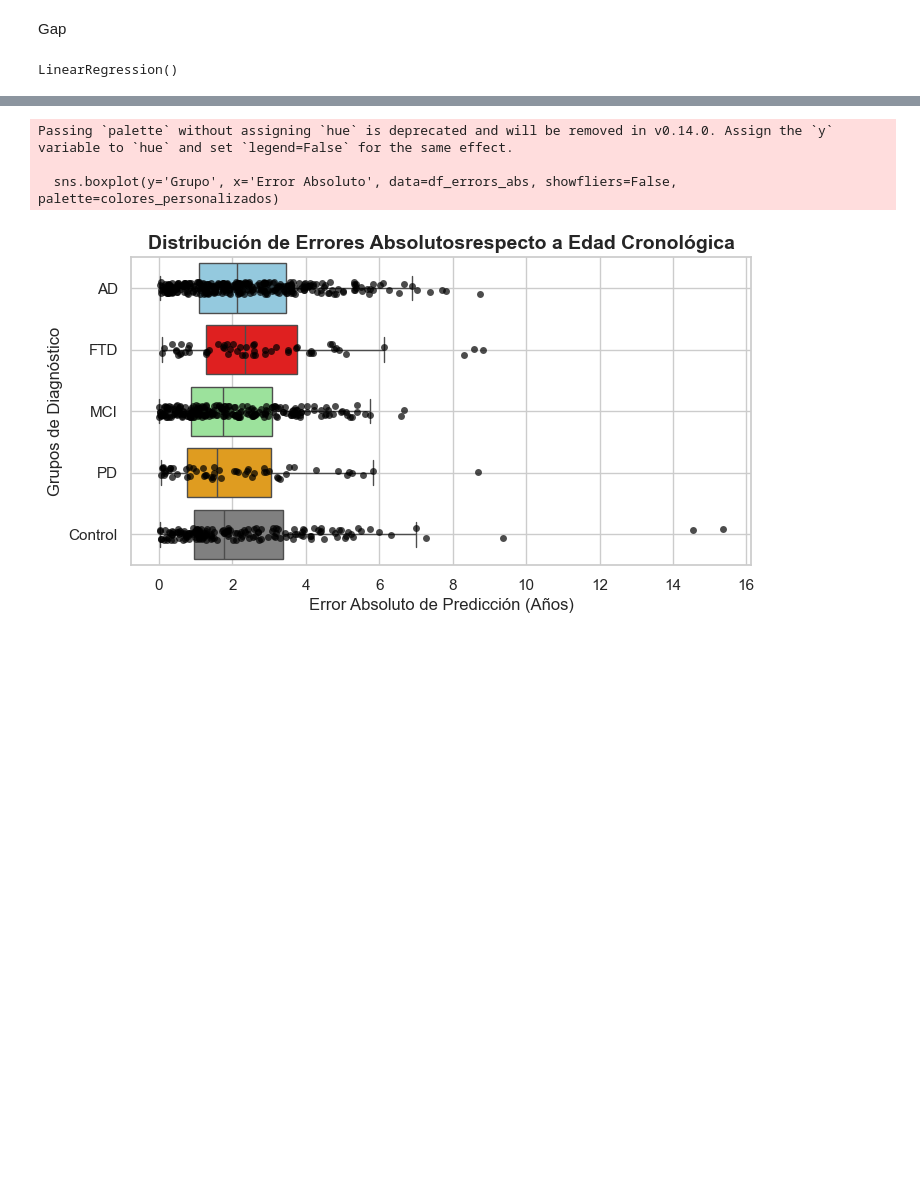
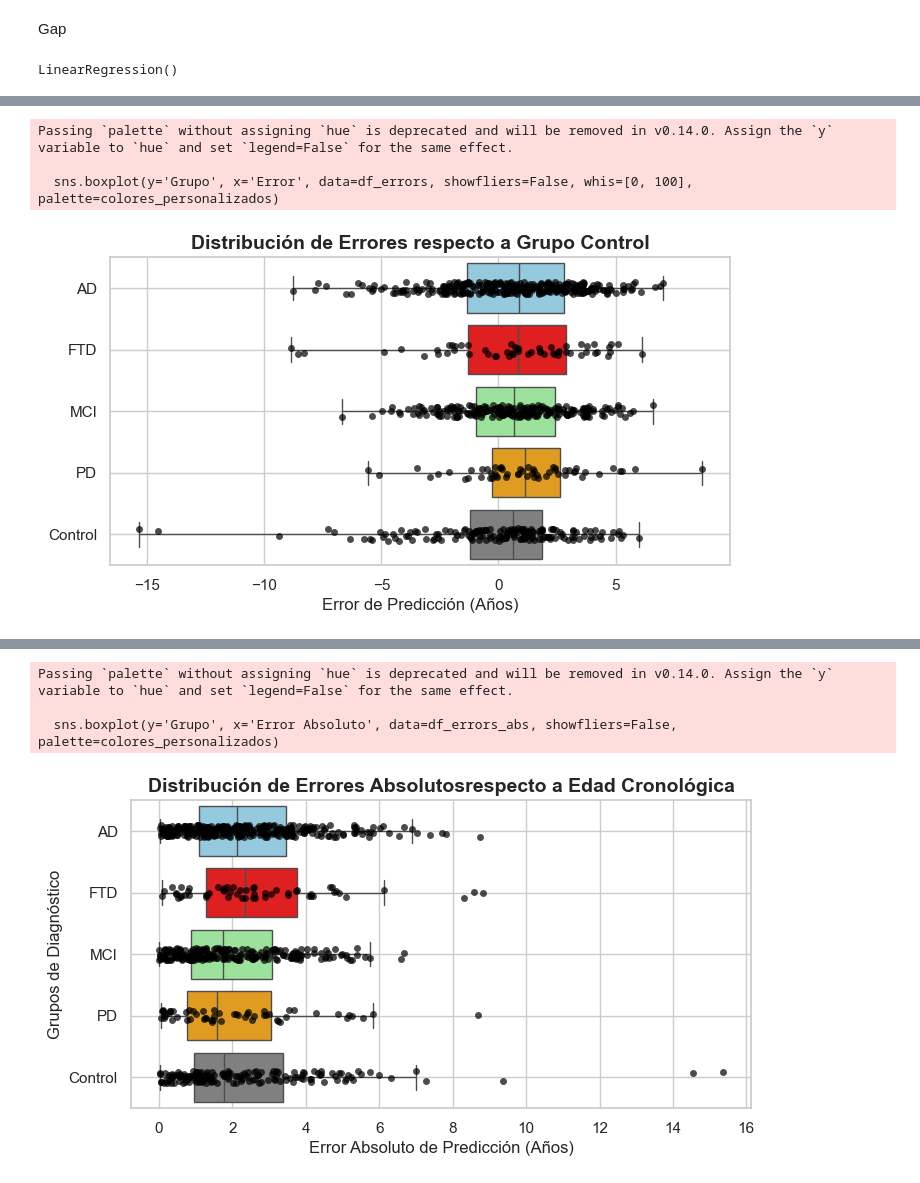
Before and after one commit to carrielfelipe/Brain_Age, a Jupyter notebook: Diagnosis/Brain_Age_Diagnosis_.ipynb, the cells around one changed output, grey strips where cells are left out. Drawn from its saved outputs; the diff is of its cells as text; code cells hidden in the pictures; blank space fills up the shorter version.

```diff
--- a/Diagnosis/Brain_Age_Diagnosis_.ipynb
+++ b/Diagnosis/Brain_Age_Diagnosis_.ipynb
@@ -547,3 +574,40 @@ Passing `palette` without assigning `hue` is deprecated and will be removed in v
+# %%
+import numpy as np
+import pandas as pd
+import seaborn as sns
+import matplotlib.pyplot as plt
+
+# Crear un DataFrame en formato largo para los errores
+data = {
+    'Error': np.concatenate([error_ad, error_ftd, error_mci, error_pd, error_cn]),
+    'Grupo': ['AD'] * len(error_ad) + ['FTD'] * len(error_ftd) + ['MCI'] * len(error_mci) + ['PD'] * len(error_pd) + ['Control'] * len(error_cn)
+}
+
+df_errors = pd.DataFrame(data)
+
+colores_personalizados = {
+    'AD': 'skyblue',
+    'FTD': 'red',
+    'MCI': 'lightgreen',
+    'PD': 'orange',
+    'Control': 'gray'
+}
+
+# Crear el diagrama de cajas y los puntos individuales en forma horizontal
+plt.figure(figsize=(8, 4))
+sns.boxplot(y='Grupo', x='Error', data=df_errors, showfliers=False, whis=[0, 100], palette=colores_personalizados)
+sns.stripplot(y='Grupo', x='Error', data=df_errors, color='black', size=5, alpha=0.7, jitter=True)
+
+plt.title('Distribución de Errores respecto a Grupo Control', fontsize=14, fontweight='bold')
+plt.ylabel('', fontsize=12)
+plt.xlabel('Error de Predicción (Años)', fontsize=12)
+plt.grid(True)
+plt.show()
+# %% [output]
+Passing `palette` without assigning `hue` is deprecated and will be removed in v0.14.0. Assign the `y` variable to `hue` and set `legend=False` for the same effect.
+
+  sns.boxplot(y='Grupo', x='Error', data=df_errors, showfliers=False, whis=[0, 100], palette=colores_personalizados)
+[figure, added]
 # %%
 # Crear un DataFrame en formato largo para los errores absolutos
 data = {
```
Also changed, not shown: parts of 70 cells of this notebook, 4 other files.
